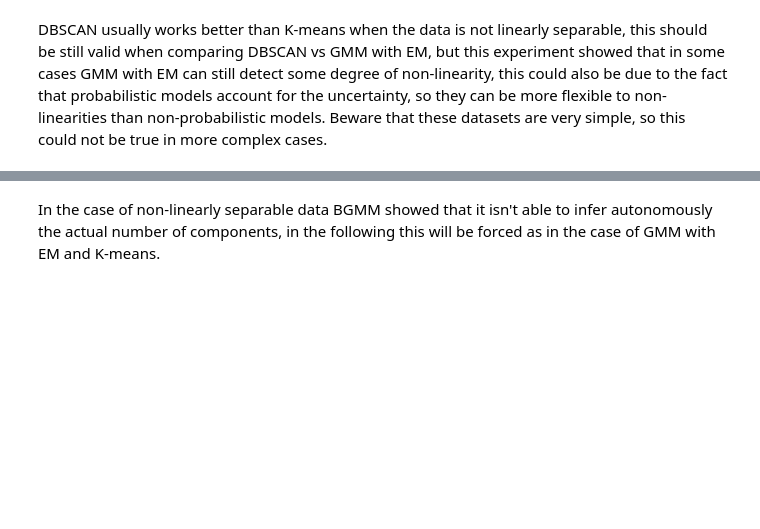
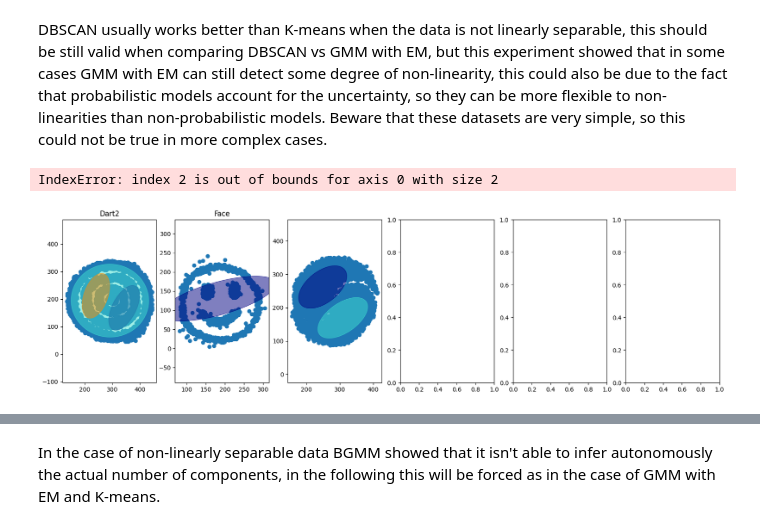
Before and after one commit to davidecapone/MixtureModelsClustering, a Jupyter notebook: notebooks/main.ipynb, the cells around one changed output, grey strips where cells are left out. Drawn from its saved outputs; the diff is of its cells as text; code cells hidden in the pictures; blank space fills up the shorter version.

Commit message:
added function to plot covariances, to finish

```diff
--- a/notebooks/main.ipynb
+++ b/notebooks/main.ipynb
@@ -232,5 +196,58 @@ Error:
 # %% [markdown]
 DBSCAN usually works better than K-means when the data is not linearly separable, this should be still valid when comparing DBSCAN vs GMM with EM, but this experiment showed that in some cases GMM with EM can still detect some degree of non-linearity, this could also be due to the fact that probabilistic models account for the uncertainty, so they can be more flexible to non-linearities than non-probabilistic models. Beware that these datasets are very simple, so this could not be true in more complex cases.
+# %%
+# Plot with ellipses representing the covariance matrices
+import matplotlib as mpl
+
+def make_ellipses(gmm, ax):
+    for n, color in enumerate(colors):
+        if gmm.covariance_type == "full":
+            covariances = gmm.covariances_[n][:2, :2]
+        elif gmm.covariance_type == "tied":
+            covariances = gmm.covariances_[:2, :2]
+        elif gmm.covariance_type == "diag":
+            covariances = np.diag(gmm.covariances_[n][:2])
+        elif gmm.covariance_type == "spherical":
+            covariances = np.eye(gmm.means_.shape[1]) * gmm.covariances_[n]
+        v, w = np.linalg.eigh(covariances)
+        u = w[0] / np.linalg.norm(w[0])
+        angle = np.arctan2(u[1], u[0])
+        angle = 180 * angle / np.pi  # convert to degrees
+        v = 2.0 * np.sqrt(2.0) * np.sqrt(v)
+        ell = mpl.patches.Ellipse(
+            gmm.means_[n, :2], v[0], v[1], angle=180 + angle, color=color
+        )
+        ell.set_clip_box(ax.bbox)
+        ell.set_alpha(0.5)
+        ax.add_artist(ell)
+        ax.set_aspect("equal", "datalim")
+
+# Plotting results
+fig, ax = plt.subplots(1, 6, figsize=(20, 5))
+colors = ["navy", "turquoise", "darkorange"]
+ax[0].scatter(df_dart2['x'], df_dart2['y'])
+make_ellipses(gmm_dart2, ax[0])
+ax[0].set_title('Dart2')
+ax[1].scatter(df_face['x'], df_face['y'])
+make_ellipses(gmm_face, ax[1])
+ax[1].set_title('Face')
+ax[2].scatter(df_spiral2['x'], df_spiral2['y'])
+make_ellipses(gmm_spiral2, ax[2])
+ax[2].set_title('Spiral2')
+ax[3].scatter(df_spirals['x'], df_spirals['y'])
+make_ellipses(gmm_spirals, ax[3])
+ax[3].set_title('Spirals')
+ax[4].scatter(df_un2['x'], df_un2['y'])
+make_ellipses(gmm_un2, ax[4])
+ax[4].set_title('Un2')
+ax[5].scatter(df_wave['x'], df_wave['y'])
+make_ellipses(gmm_wave, ax[5])
+ax[5].set_title('Wave')
+fig.suptitle('Gaussian Mixture Models with EM')
+plt.show()
+# %% [output]
+IndexError: index 2 is out of bounds for axis 0 with size 2
+[figure, added]
 # %%
 # Bayesian GMM
 
```
Also changed, not shown: parts of 10 cells of this notebook.
